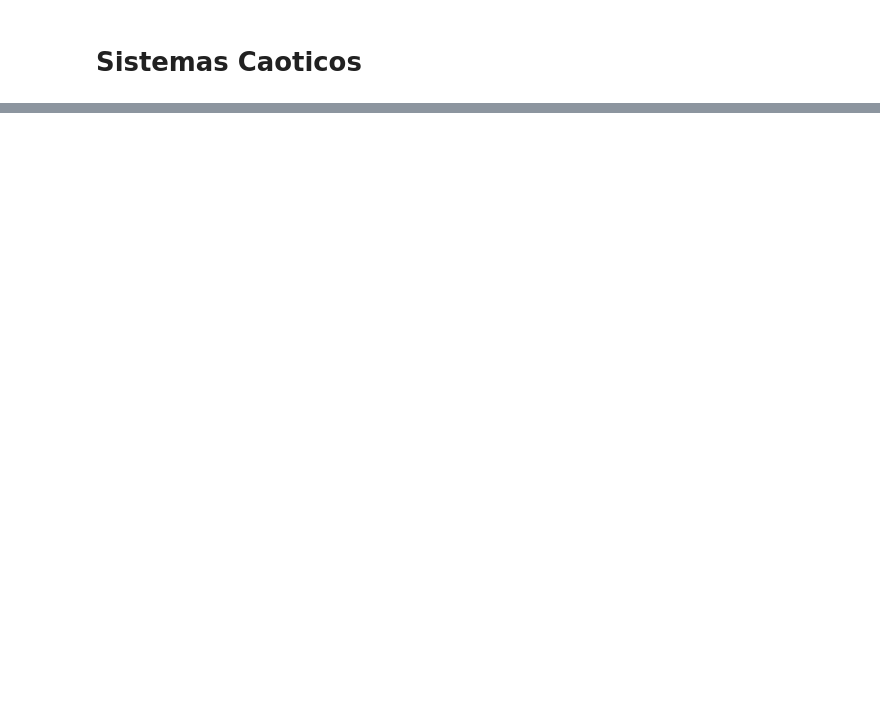
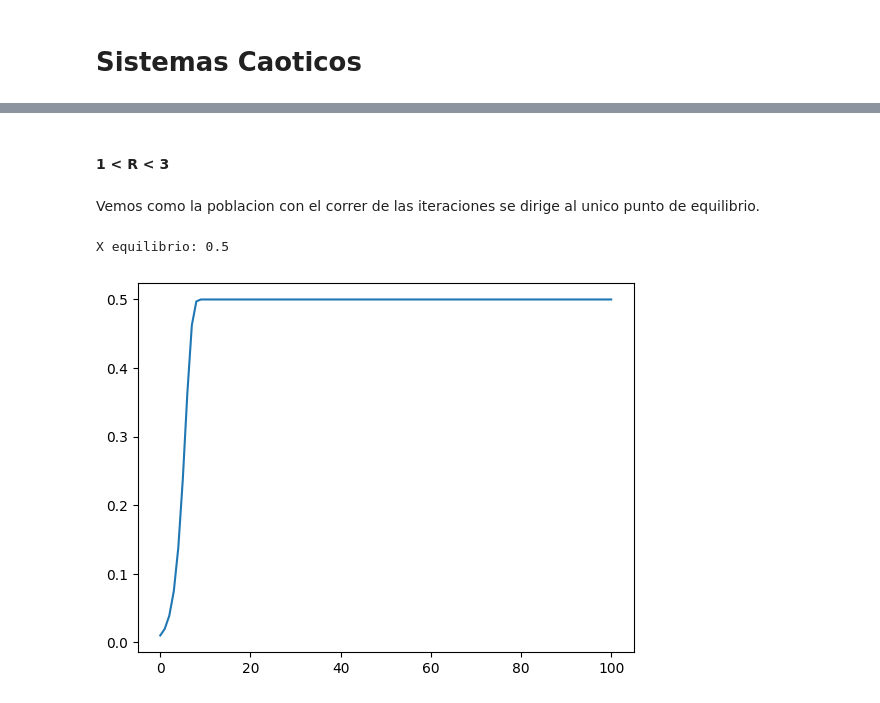
Before and after one commit to sebastianripari/75.26_simulacion, a Jupyter notebook: 4/resumen.ipynb, the cells around one changed output, grey strips where cells are left out. Drawn from its saved outputs; the diff is of its cells as text; code cells hidden in the pictures; blank space fills up the shorter version.

```diff
--- a/4/resumen.ipynb
+++ b/4/resumen.ipynb
@@ -901,0 +1280,17 @@ Este punto es conocido como <b>Bifurcarcion Pitchfork</b>
+# %%
+r = 0.5
+poblacion = [0.3]
+
+x_eq = 0
+
+print("X equilibrio: {}".format(x_eq))
+
+def f_x(x):
+    return r * x * (1 - x)
+
+for _ in range(100):
+    latest = poblacion[-1]
+    poblacion.append(f_x(latest))
+
+plt.plot(poblacion)
+plt.show()
@@ -901,0 +1300,25 @@ Este punto es conocido como <b>Bifurcarcion Pitchfork</b>
+# %% [markdown]
+#### 1 < R < 3
+# %% [markdown]
+Vemos como la poblacion con el correr de las iteraciones se dirige al unico punto de equilibrio.
+# %%
+r = 2
+
+x_eq = (r - 1) / r
+
+print("X equilibrio: {}".format(x_eq))
+
+poblacion = [0.01]
+
+def f_x(x):
+    return (r * x * (1 - x))
+
+for _ in range(100):
+    latest = poblacion[-1]
+    poblacion.append(f_x(latest))
+
+plt.plot(poblacion)
+plt.show()
+# %% [output]
+X equilibrio: 0.5
+[figure, added]
```
Also changed, not shown: parts of 118 cells of this notebook, 3 other files.
